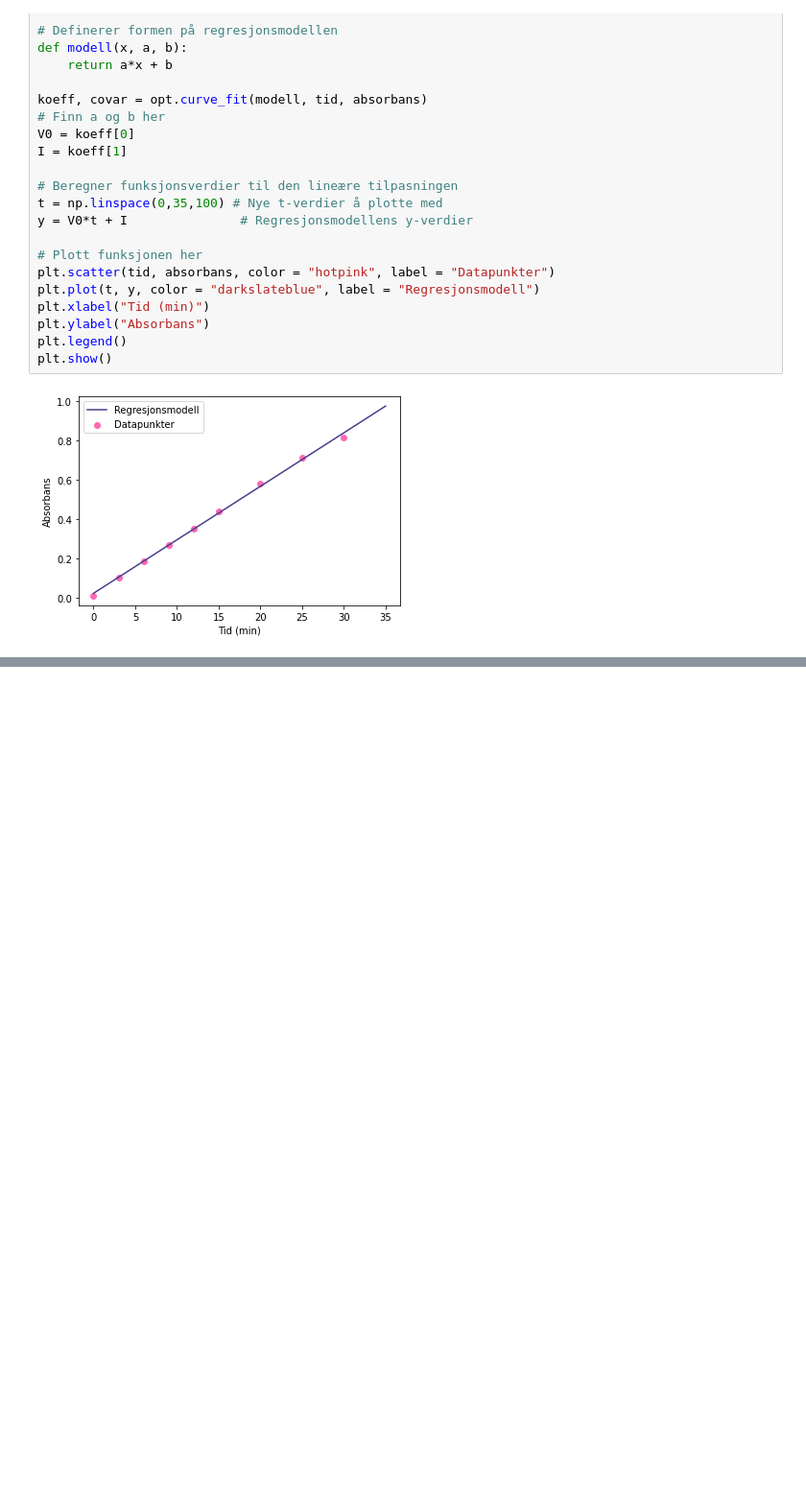
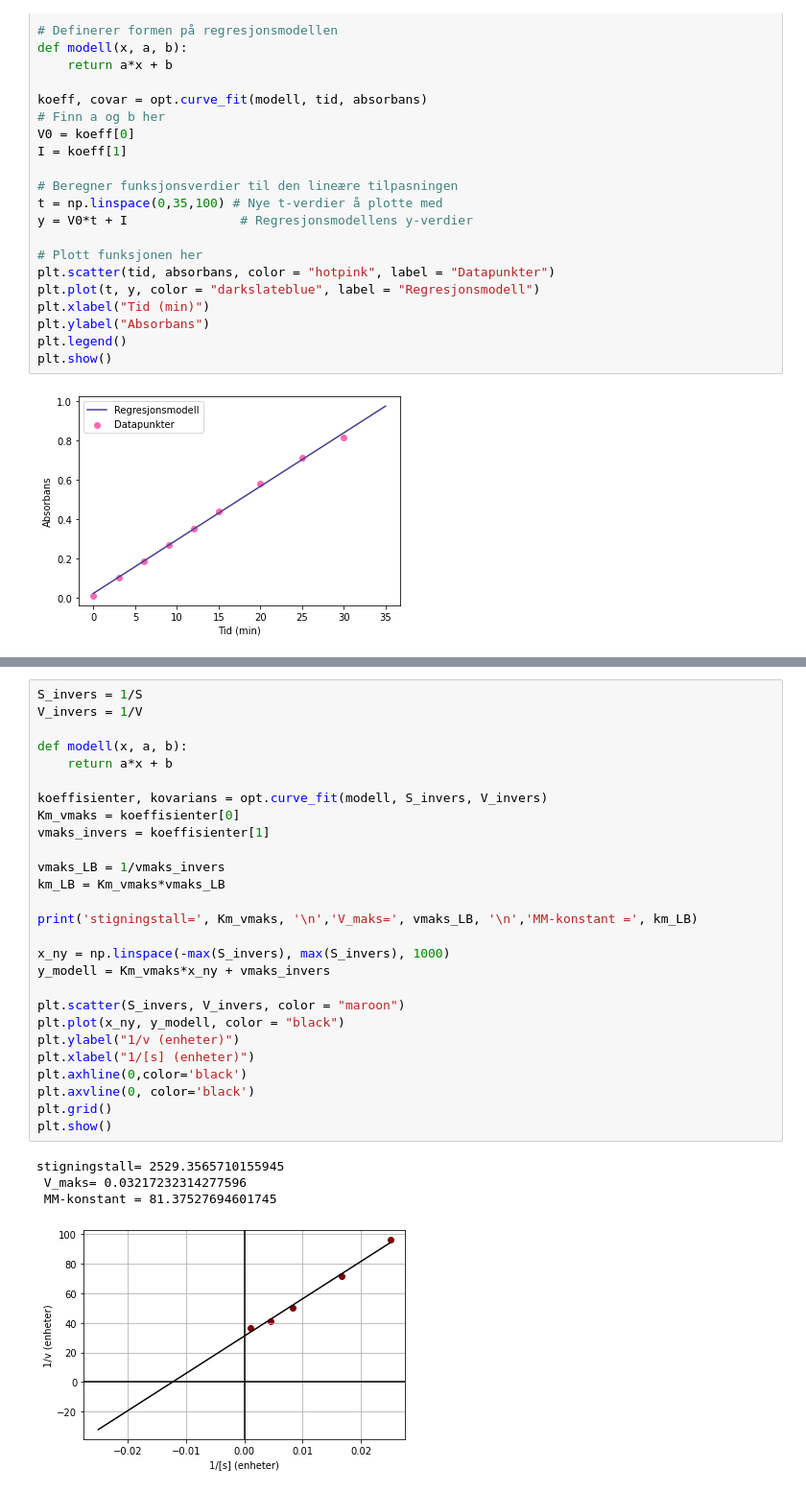
Before and after one commit to andreasdh/programmering-i-kjemi, a Jupyter notebook: docs/biokjemi/enzymkinetikklab.ipynb, the cells around one changed output, grey strips where cells are left out. Shown: that part at 96% size. Saved outputs shown, nothing was run; the diff lists cells and outputs as text; blank space fills up the shorter version.

```diff
--- a/docs/biokjemi/enzymkinetikklab.ipynb
+++ b/docs/biokjemi/enzymkinetikklab.ipynb
@@ -163,0 +230,32 @@ show()
+# %%
+S_invers = 1/S
+V_invers = 1/V
+
+def modell(x, a, b):
+    return a*x + b
+
+koeffisienter, kovarians = opt.curve_fit(modell, S_invers, V_invers)
+Km_vmaks = koeffisienter[0]
+vmaks_invers = koeffisienter[1]
+
+vmaks_LB = 1/vmaks_invers
+km_LB = Km_vmaks*vmaks_LB
+
+print('stigningstall=', Km_vmaks, '\n','V_maks=', vmaks_LB, '\n','MM-konstant =', km_LB)
+
+x_ny = np.linspace(-max(S_invers), max(S_invers), 1000)
+y_modell = Km_vmaks*x_ny + vmaks_invers
+
+plt.scatter(S_invers, V_invers, color = "maroon")
+plt.plot(x_ny, y_modell, color = "black")
+plt.ylabel("1/v (enheter)")
+plt.xlabel("1/[s] (enheter)")
+plt.axhline(0,color='black')
+plt.axvline(0, color='black')
+plt.grid()
+plt.show()
+# %% [output]
+stigningstall= 2529.3565710155945
+ V_maks= 0.03217232314277596
+ MM-konstant = 81.37527694601745
+[figure, added]
```
Also changed, not shown: parts of 13 cells of this notebook, 4 other files.
